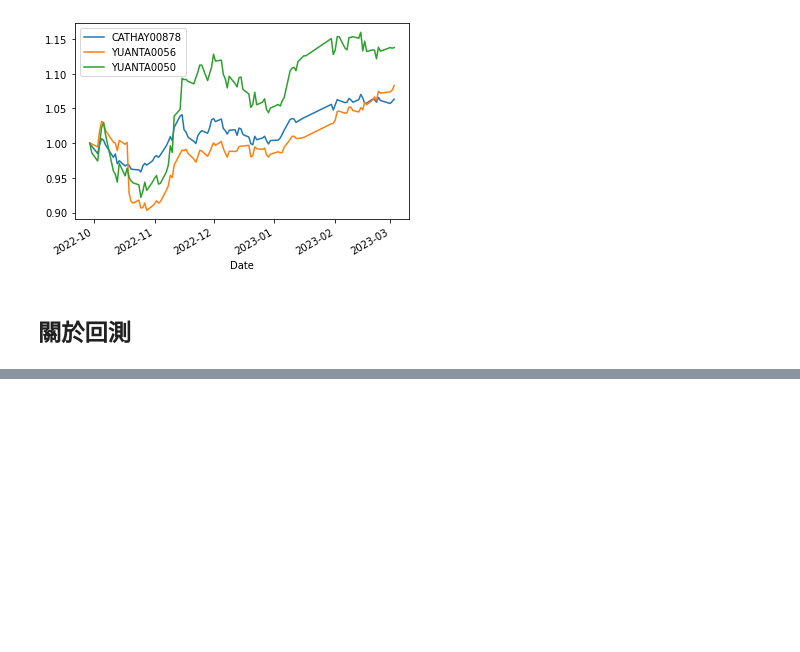
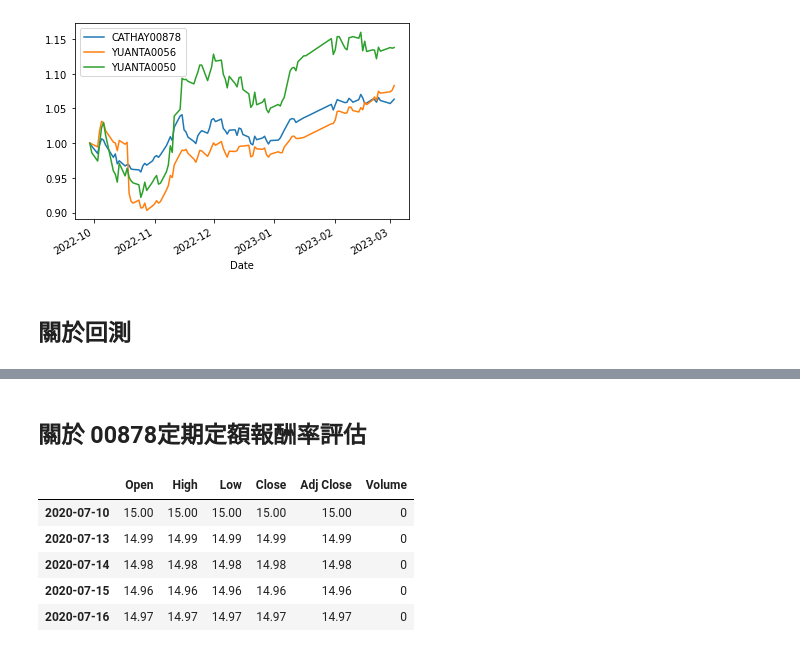
Before and after one commit to JYRUS19/20230205-Python, a Jupyter notebook: 20230305.ipynb, the cells around one changed output, grey strips where cells are left out. Drawn from its saved outputs; the diff is of its cells as text; code cells hidden in the pictures; blank space fills up the shorter version.

```diff
--- a/20230305.ipynb
+++ b/20230305.ipynb
@@ -728,0 +721,11 @@ Row(id='2181', ...)
+# %% [markdown]
+## 關於 00878定期定額報酬率評估
+# %%
+CATHAY00878.head()
+# %% [output]
+|  | Open | High | Low | Close | Adj Close | Volume |
+| 2020-07-10 | 15.00 | 15.00 | 15.00 | 15.00 | 15.00 | 0 |
+| 2020-07-13 | 14.99 | 14.99 | 14.99 | 14.99 | 14.99 | 0 |
+| 2020-07-14 | 14.98 | 14.98 | 14.98 | 14.98 | 14.98 | 0 |
+| 2020-07-15 | 14.96 | 14.96 | 14.96 | 14.96 | 14.96 | 0 |
+| 2020-07-16 | 14.97 | 14.97 | 14.97 | 14.97 | 14.97 | 0 |
```
Also changed, not shown: parts of 8 cells of this notebook.
